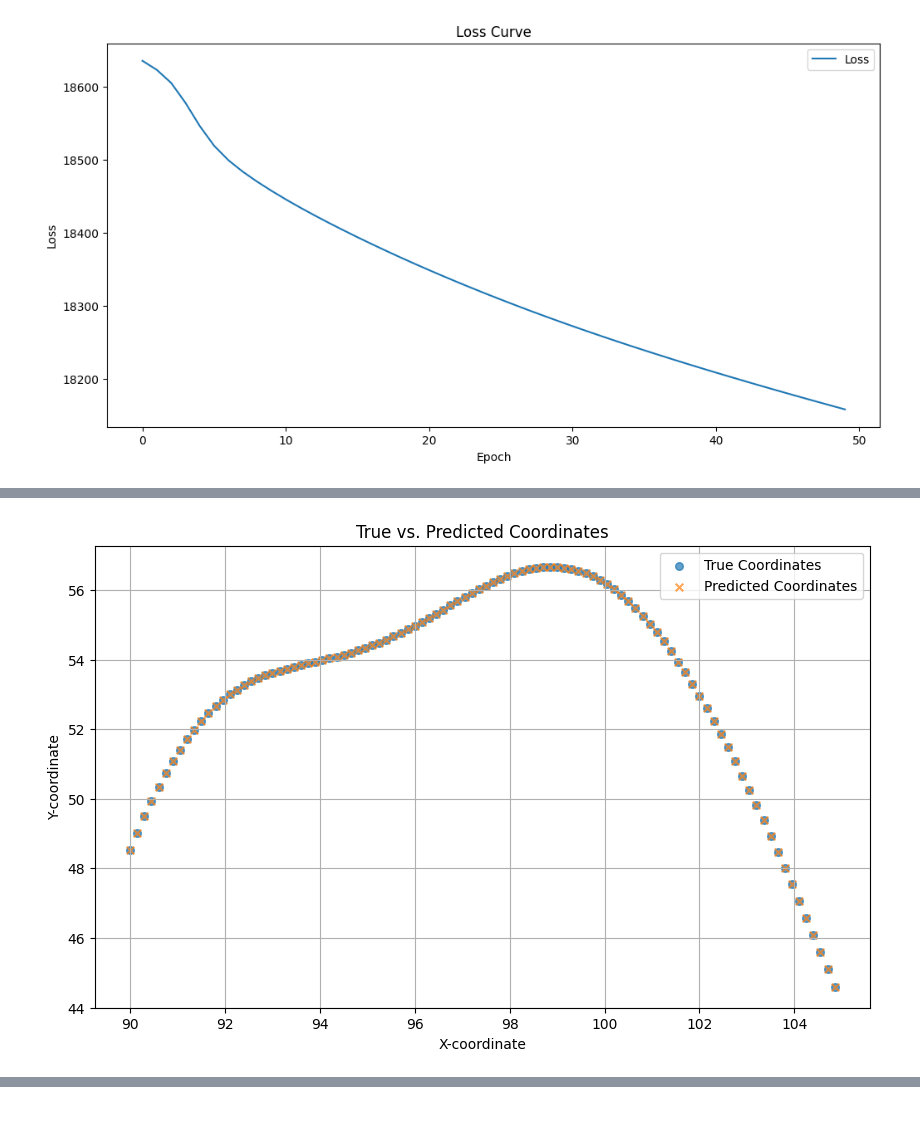
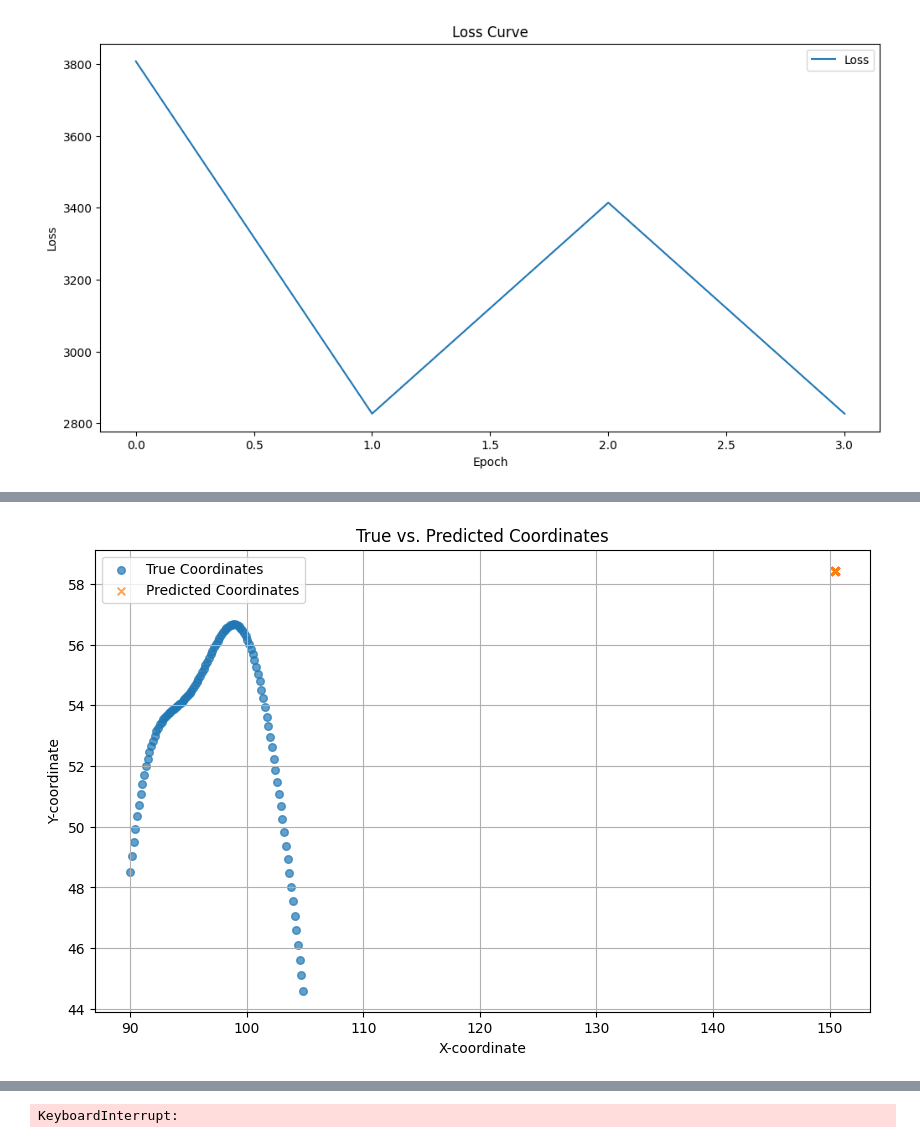
Before and after one commit to hyrissq/UAV_location, a Jupyter notebook: dnn/Dnn.ipynb, the cells around one changed output, grey strips where cells are left out. Drawn from its saved outputs; the diff is of its cells as text; code cells hidden in the pictures; blank space fills up the shorter version.

```diff
--- a/dnn/Dnn.ipynb
+++ b/dnn/Dnn.ipynb
@@ -181,7 +180,7 @@ device = torch.device("cuda" if torch.cuda.is_available() else "cpu")
 model = DNN().to(device)
 
 # 损失函数和优化器
-optimizer = optim.Adam(model.parameters(), lr=0.0005)
+optimizer = optim.Adam(model.parameters(), lr=0.01)
 criterion = nn.MSELoss()
 
 # 训练模型
@@ -211,35 +210,36 @@ for epoch in range(cf.epoch):
     # 打印损失信息
     print(f'Epoch [{epoch+1}/{cf.epoch}], Loss: {loss.item()}')
 
-print("Testing...")
 
-# 测试模型
-model.eval()
-total_test_loss = 0
-predicted_coords = []
-true_coords = []
-with torch.no_grad():
-    for inputs, coords in test_loader:
-        inputs, coords = inputs.to(device), coords.to(device)
-        outputs = model(inputs)
-        test_loss = criterion(outputs, coords)
-        total_test_loss += test_loss.item()
-        predicted_coords.append(outputs.cpu().numpy())
-        true_coords.append(coords.cpu().numpy())
+    # 测试模型
+    model.eval()
+    total_test_loss = 0
+    predicted_coords = []
+    true_coords = []
+    with torch.no_grad():
+        for inputs, coords in test_loader:
+            inputs, coords = inputs.to(device), coords.to(device)
+            outputs = model(inputs)
+            test_loss = criterion(outputs, coords)
+            total_test_loss += test_loss.item()
+            predicted_coords.append(outputs.cpu().numpy())
+            true_coords.append(coords.cpu().numpy())
 
-# 合并所有批次的预测结果和真实值
-predicted_coords = np.concatenate(predicted_coords, axis=0)
-true_coords = np.concatenate(true_coords, axis=0)
-# 绘制散点图
-plt.figure(figsize=(10, 6))
-plt.scatter(true_coords[:, 0], true_coords[:, 1], label='True Coordinates', marker='o', s=30, alpha=0.7)
-plt.scatter(predicted_coords[:, 0], predicted_coords[:, 1], label='Predicted Coordinates', marker='x', s=30, alpha=0.7)
-plt.xlabel('X-coordinate')
-plt.ylabel('Y-coordinate')
-plt.legend()
-plt.title('True vs. Predicted Coordinates')
-plt.grid(True)
-plt.show()
-print(f'Test Loss: {total_test_loss / len(test_loader)}')
+    # 合并所有批次的预测结果和真实值
+    predicted_coords = np.concatenate(predicted_coords, axis=0)
+    true_coords = np.concatenate(true_coords, axis=0)
+    # 绘制散点图
+    plt.figure(figsize=(10, 6))
+    plt.scatter(true_coords[:, 0], true_coords[:, 1], label='True Coordinates', marker='o', s=30, alpha=0.7)
+    plt.scatter(predicted_coords[:, 0], predicted_coords[:, 1], label='Predicted Coordinates', marker='x', s=30, alpha=0.7)
+    plt.xlabel('X-coordinate')
+    plt.ylabel('Y-coordinate')
+    plt.legend()
+    plt.title('True vs. Predicted Coordinates')
+    plt.grid(True)
+    plt.show()
+    print(f'Test Loss: {total_test_loss / len(test_loader)}')
+
+# print("Testing...")
 # %% [output]
-[figure, old version]
+[figure, new version]
@@ -248 +247 @@ Testing...
-[figure, old version]
+[figure, new version]
@@ -250,3 +249,4 @@ Test Loss: 5873.4326171875
+KeyboardInterrupt:
 # %%
 # # 测试模型
 # model.eval()
```
Also changed, not shown: parts of 5 cells of this notebook, 1 other file.
